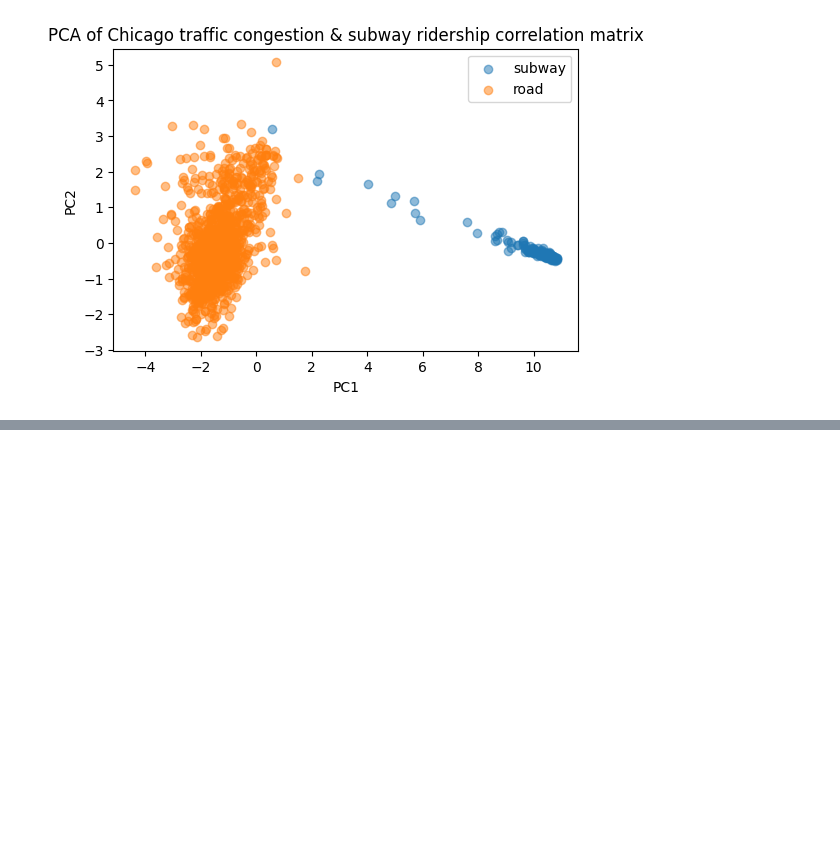
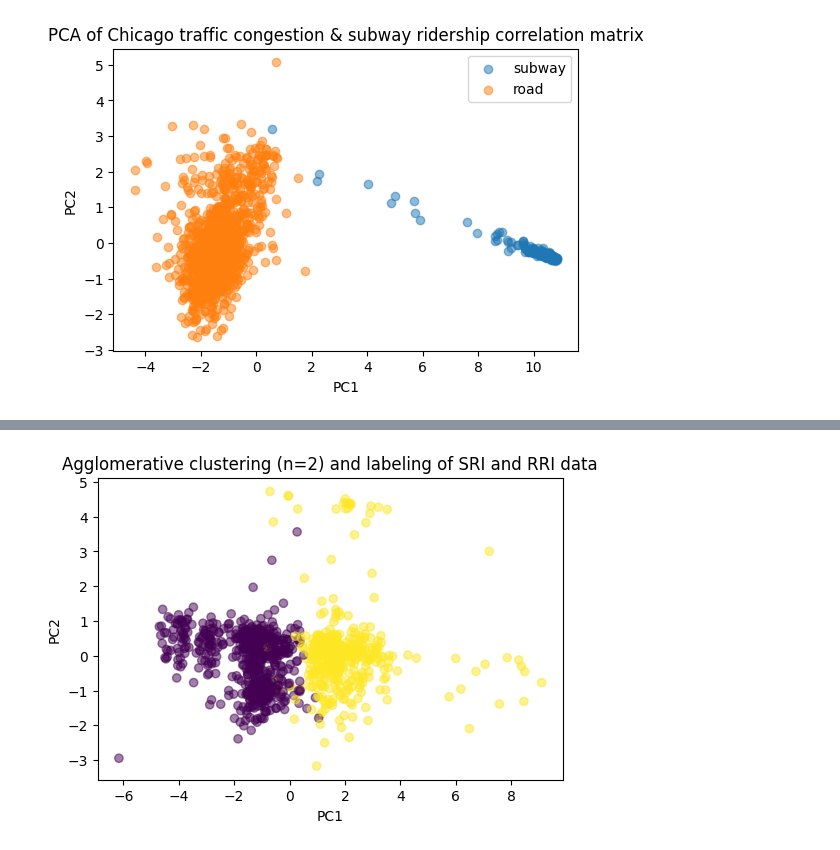
Before and after one commit to amandakhoo/data4all-team6, a Jupyter notebook: Modeling congestion & ridership data (JB).ipynb, the cells around one changed output, grey strips where cells are left out. Saved outputs shown, nothing was run; the diff lists cells and outputs as text; code cells hidden in the pictures; blank space fills up the shorter version.

```diff
--- a/Modeling congestion & ridership data (JB).ipynb
+++ b/Modeling congestion & ridership data (JB).ipynb
@@ -224,0 +257,11 @@ plt.title('PCA of Chicago traffic congestion & subway ridership correlation matr
+# %%
+# clustered by aggc labels, on PCA basis
+agg_c_pca = AgglomerativeClustering().fit(Y_r)
+
+fig, ax = plt.subplots(dpi=100)
+plt.scatter(Y_r[:,0], Y_r[:,1], c=agg_c_pca.labels_, alpha=0.5)
+plt.xlabel('PC1')
+plt.ylabel('PC2')
+plt.title('Agglomerative clustering (n=2) and labeling of SRI and RRI data');
+# %% [output]
+[figure, added]
```
Also changed, not shown: parts of 6 cells of this notebook.
